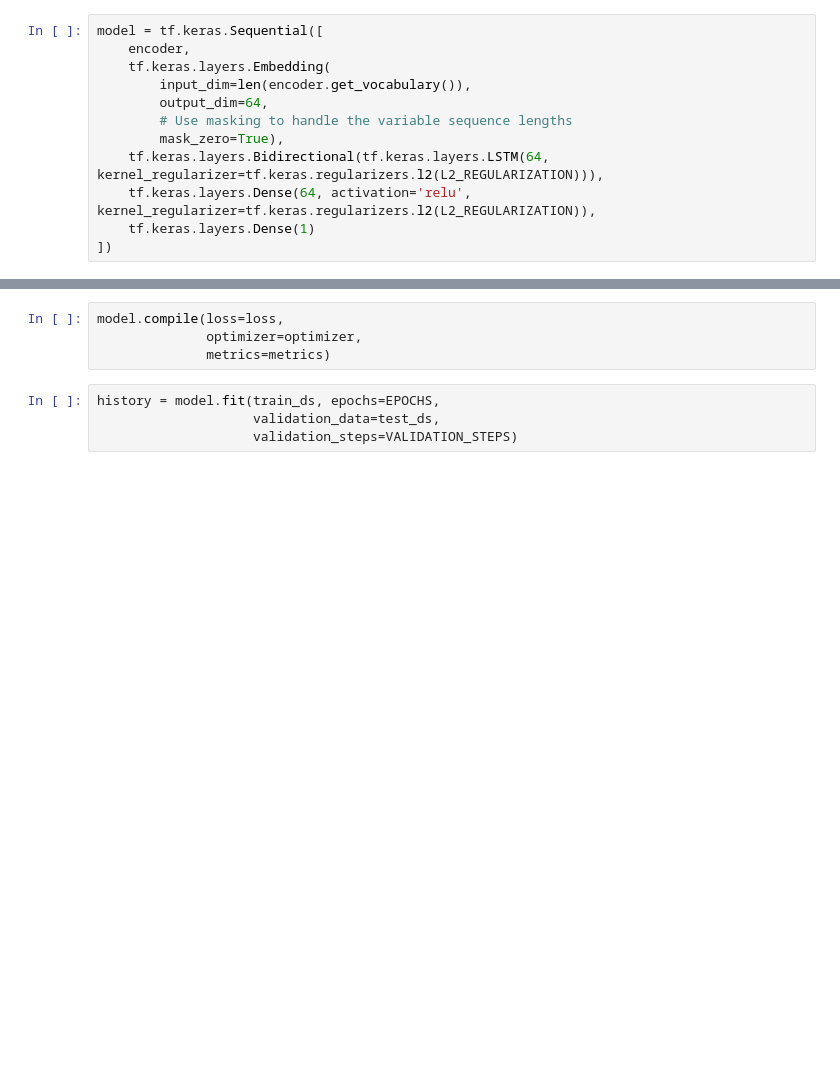
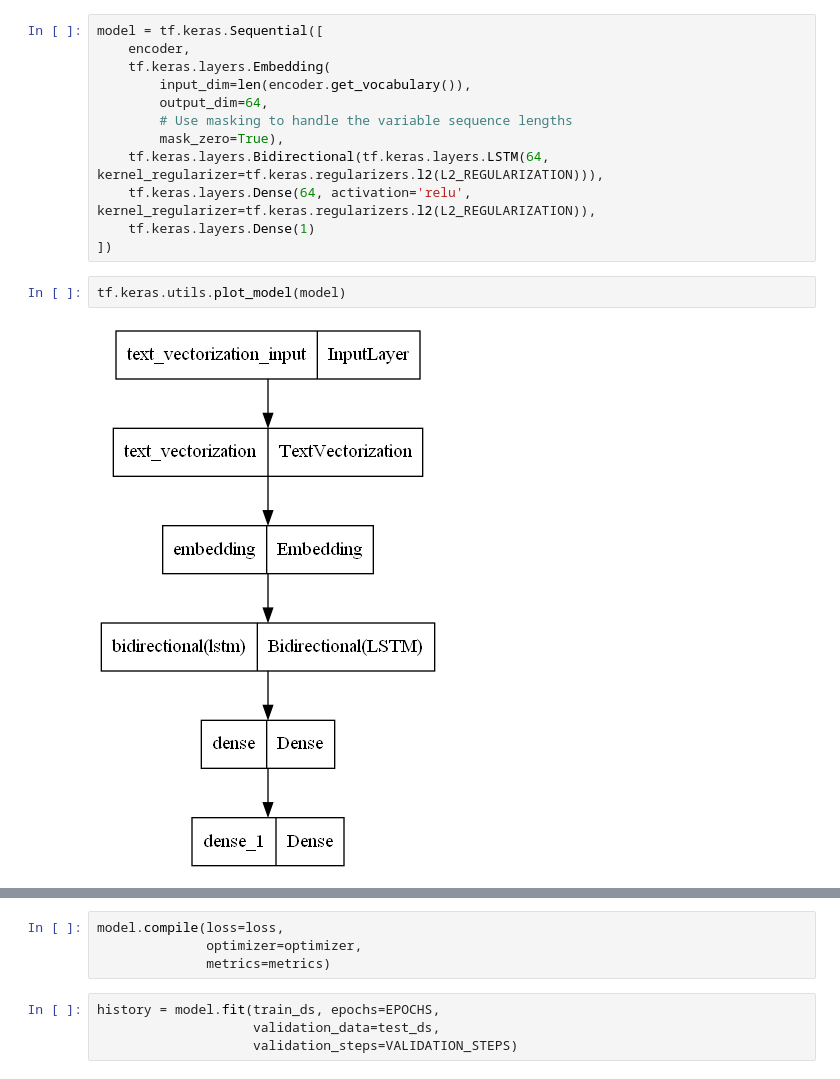
Before and after one commit to BencsikMD/CS410CourseProject, a Jupyter notebook: Code/Sentiment - TF RNN Single Stock.ipynb, the cells around one changed output, grey strips where cells are left out. Drawn from its saved outputs; the diff is of its cells as text; blank space fills up the shorter version.

```diff
--- a/Code/Sentiment - TF RNN Single Stock.ipynb
+++ b/Code/Sentiment - TF RNN Single Stock.ipynb
@@ -115,6 +70,10 @@ model = tf.keras.Sequential([
     tf.keras.layers.Dense(64, activation='relu', kernel_regularizer=tf.keras.regularizers.l2(L2_REGULARIZATION)),
     tf.keras.layers.Dense(1)
 ])
+# %%
+tf.keras.utils.plot_model(model)
+# %% [output]
+[figure, added]
 # %%
 sample_text = ('The movie was cool. The animation and the graphics '
                'were out of this world. I would recommend this movie.')
```
Also changed, not shown: parts of 24 cells of this notebook, 19 other files.
